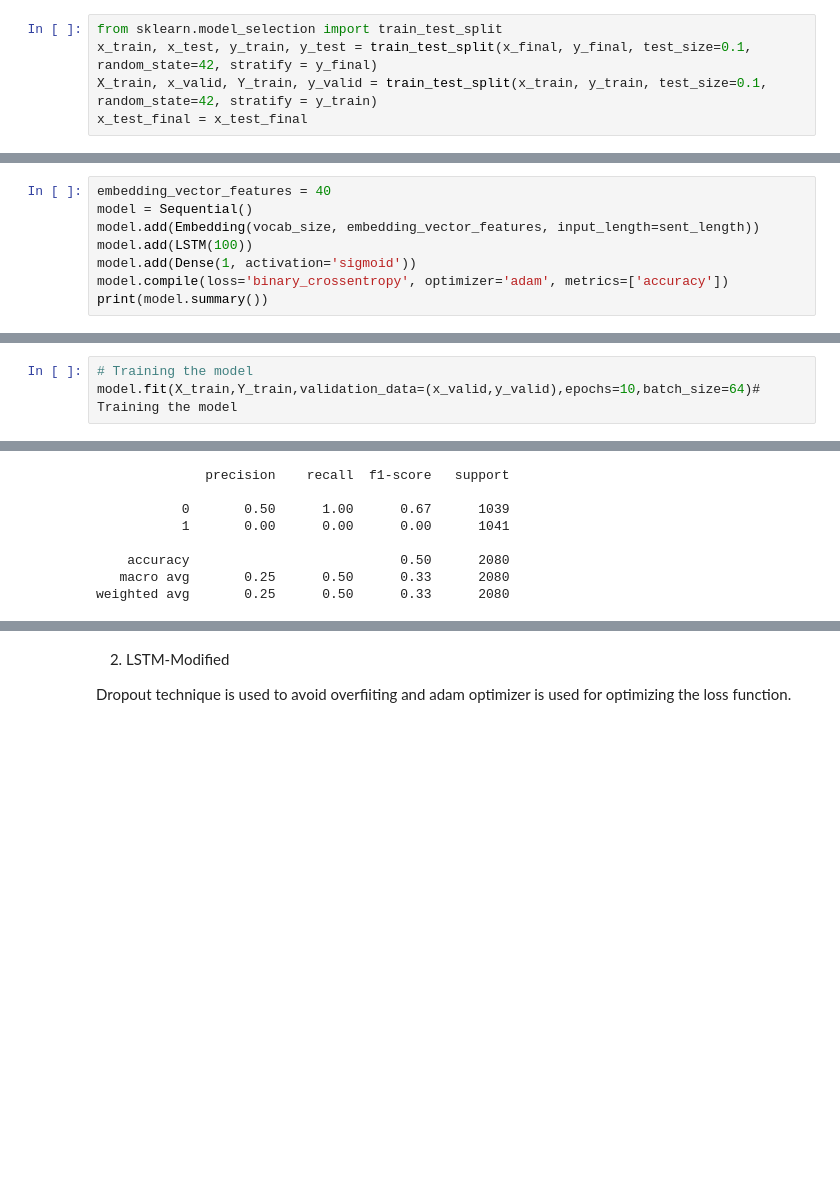
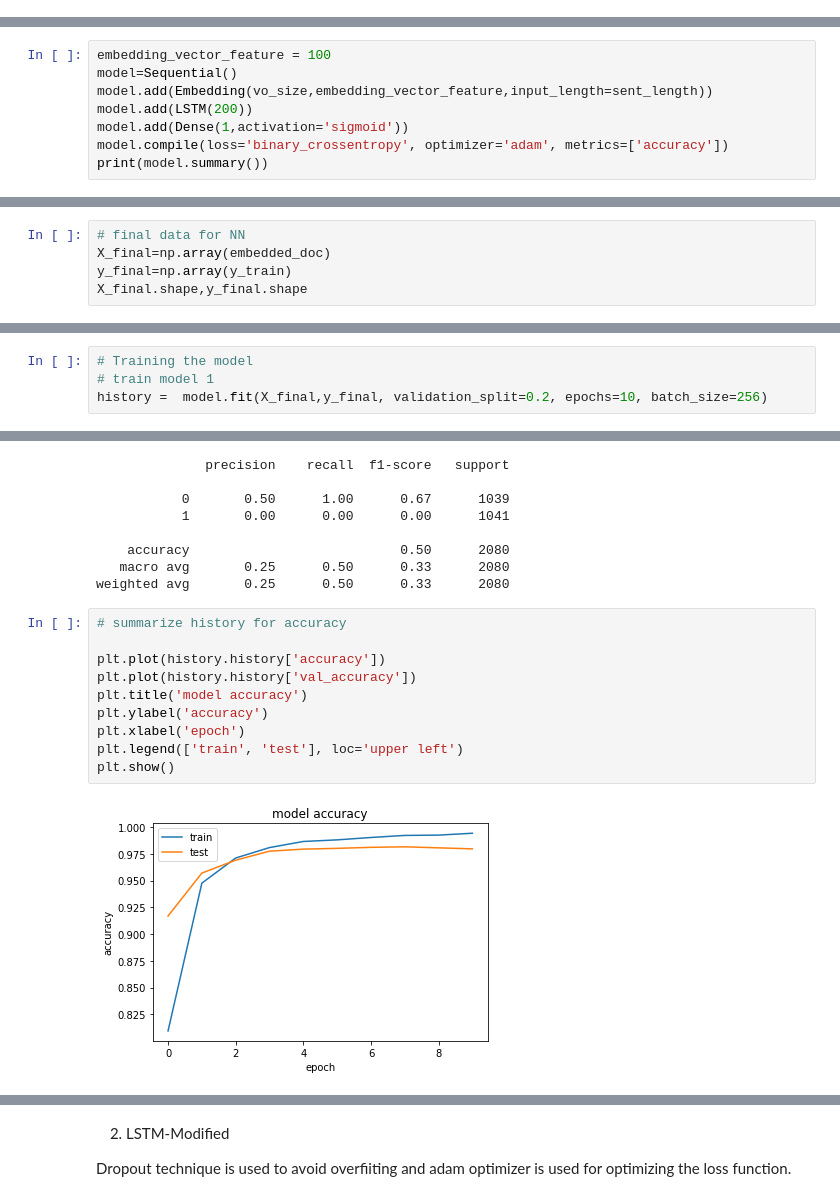
Before and after one commit to devashree1923/fake-news-datasets, a Jupyter notebook: FAKE_NEWS_DETECTION_PAPER.ipynb, the cells around one changed output, grey strips where cells are left out. Drawn from its saved outputs; the diff is of its cells as text; blank space fills up the shorter version.

```diff
--- a/FAKE_NEWS_DETECTION_PAPER.ipynb
+++ b/FAKE_NEWS_DETECTION_PAPER.ipynb
@@ -203,18 +177,13 @@ x_final.shape,y_final.shape,x_test_final.shape
-# %%
-from sklearn.model_selection import train_test_split
-x_train, x_test, y_train, y_test = train_test_split(x_final, y_final, test_size=0.1, random_state=42, stratify = y_final)
-X_train, x_valid, Y_train, y_valid = train_test_split(x_train, y_train, test_size=0.1, random_state=42, stratify = y_train)
-x_test_final = x_test_final
 # %% [markdown]
 **Creating a Model**
 # %% [markdown]
 1) LSTM
 # %%
-embedding_vector_features = 40
-model = Sequential()
-model.add(Embedding(vocab_size, embedding_vector_features, input_length=sent_length))
-model.add(LSTM(100))
-model.add(Dense(1, activation='sigmoid'))
+embedding_vector_feature = 100
+model=Sequential()
+model.add(Embedding(vo_size,embedding_vector_feature,input_length=sent_length))
+model.add(LSTM(200))
+model.add(Dense(1,activation='sigmoid'))
 model.compile(loss='binary_crossentropy', optimizer='adam', metrics=['accuracy'])
 print(model.summary())
 # %% [output]
@@ -234,3 +203,8 @@ Trainable params: 256,501
 Non-trainable params: 0
 _________________________________________________________________
 None
+# %%
+# final data for NN
+X_final=np.array(embedded_doc)
+y_final=np.array(y_train)
+X_final.shape,y_final.shape
@@ -237,5 +213,6 @@ None
 # %%
 # Training the model
-model.fit(X_train,Y_train,validation_data=(x_valid,y_valid),epochs=10,batch_size=64)# Training the model
+# train model 1
+history =  model.fit(X_final,y_final, validation_split=0.2, epochs=10, batch_size=256)
 # %% [output]
 Epoch 1/10
@@ -273,3 +249,15 @@ print(cr)
     accuracy                           0.50      2080
    macro avg       0.25      0.50      0.33      2080
 weighted avg       0.25      0.50      0.33      2080
+# %%
+# summarize history for accuracy
+
+plt.plot(history.history['accuracy'])
+plt.plot(history.history['val_accuracy'])
+plt.title('model accuracy')
+plt.ylabel('accuracy')
+plt.xlabel('epoch')
+plt.legend(['train', 'test'], loc='upper left')
+plt.show()
+# %% [output]
+[figure, added]
```
Also changed, not shown: parts of 34 cells of this notebook.
